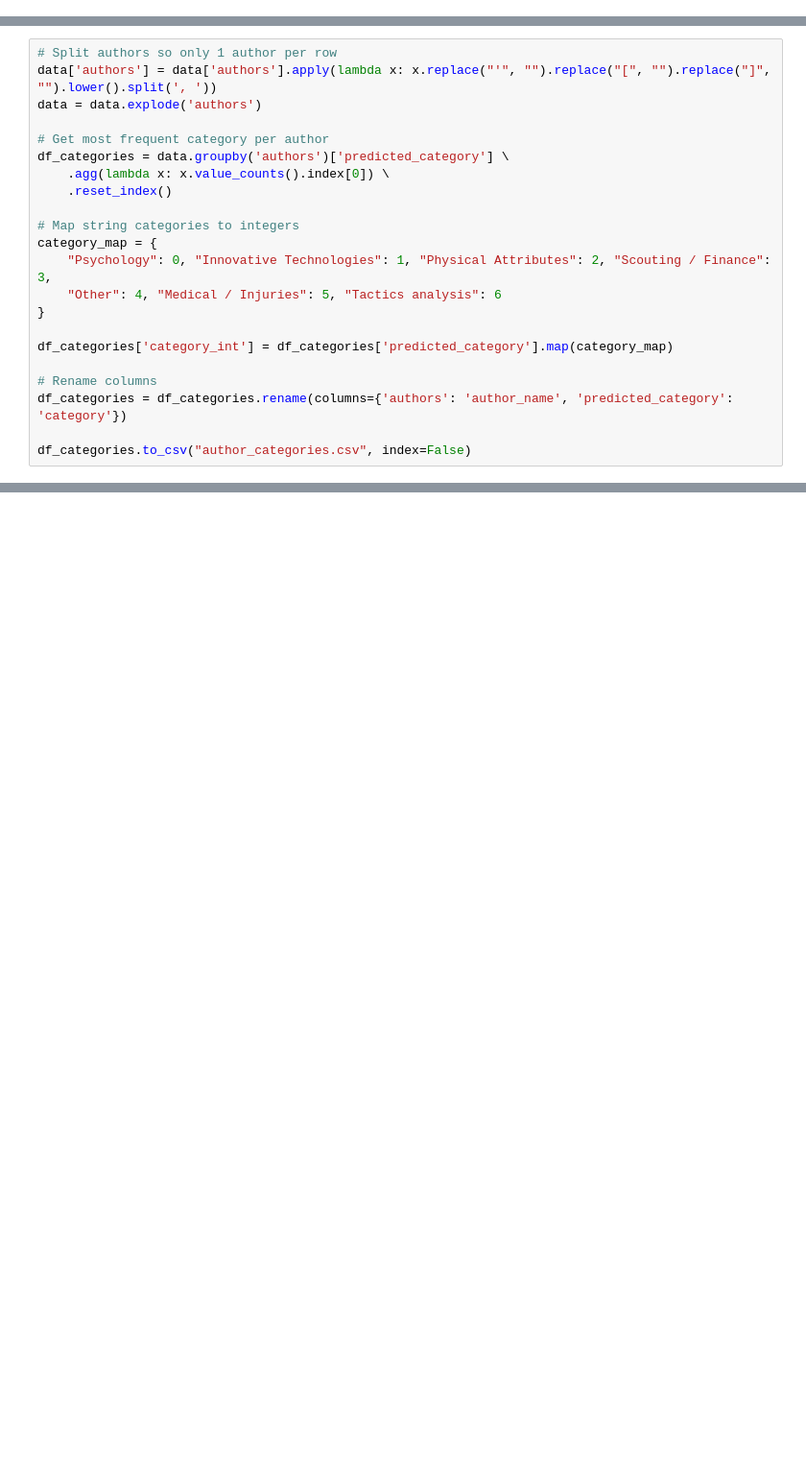
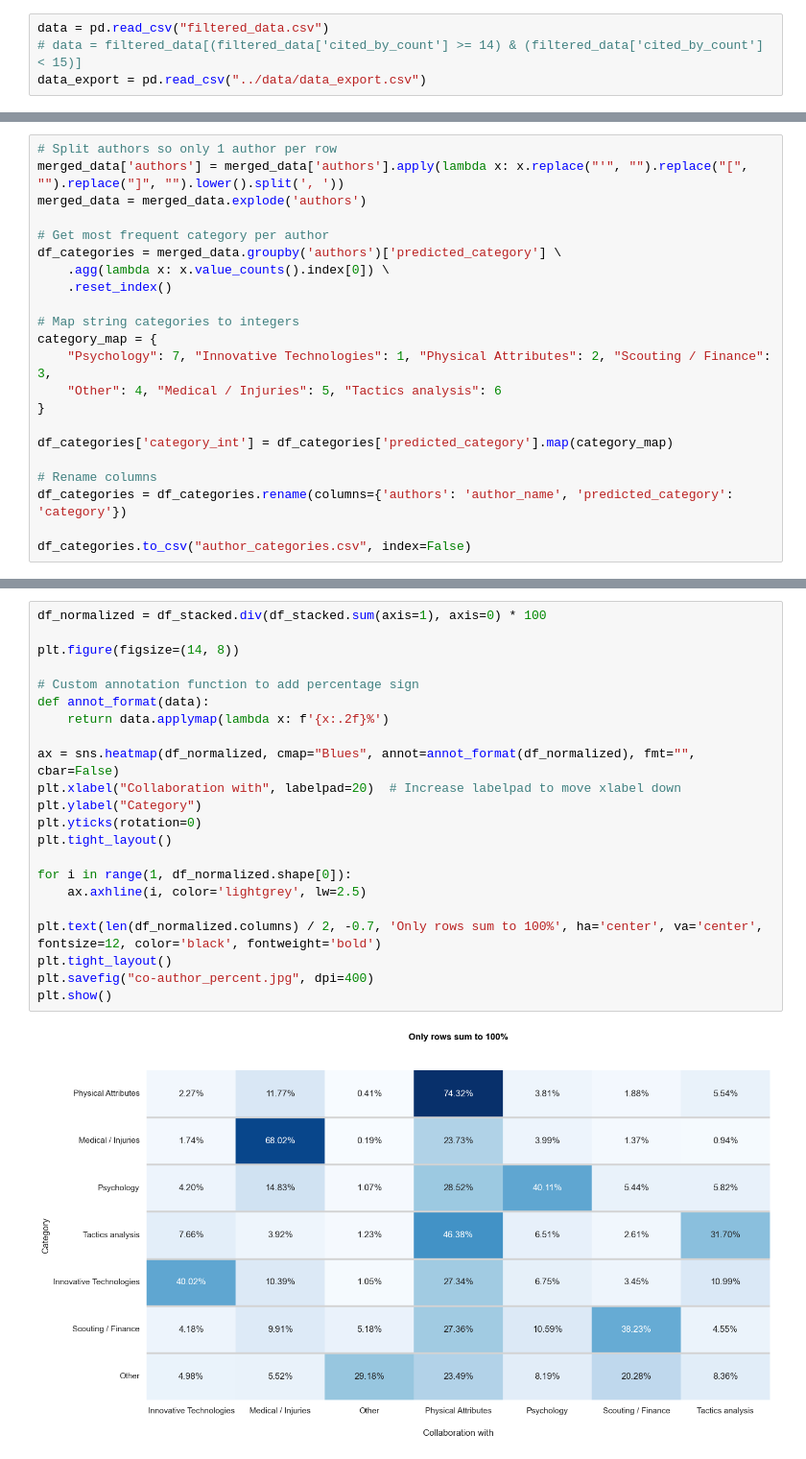
Before and after one commit to franekl/soccer-research-evolution, a Jupyter notebook: albert/network_graph.ipynb, the cells around one changed output, grey strips where cells are left out. Shown: that part at 96% size. Saved outputs shown, nothing was run; the diff lists cells and outputs as text; blank space fills up the shorter version.

```diff
--- a/albert/network_graph.ipynb
+++ b/albert/network_graph.ipynb
@@ -20,0 +114,4 @@ Number of rows in data: 176
+# %%
+data = pd.read_csv("filtered_data.csv")
+# data = filtered_data[(filtered_data['cited_by_count'] >= 14) & (filtered_data['cited_by_count'] < 15)]
+data_export = pd.read_csv("../data/data_export.csv")
@@ -21,16 +125,16 @@ Number of rows in data: 176
 # %%
 # Split authors so only 1 author per row
-data['authors'] = data['authors'].apply(lambda x: x.replace("'", "").replace("[", "").replace("]", "").lower().split(', '))
-data = data.explode('authors')
+merged_data['authors'] = merged_data['authors'].apply(lambda x: x.replace("'", "").replace("[", "").replace("]", "").lower().split(', '))
+merged_data = merged_data.explode('authors')
 
 # Get most frequent category per author
-df_categories = data.groupby('authors')['predicted_category'] \
+df_categories = merged_data.groupby('authors')['predicted_category'] \
     .agg(lambda x: x.value_counts().index[0]) \
     .reset_index()
 
 # Map string categories to integers
 category_map = {
-    "Psychology": 0, "Innovative Technologies": 1, "Physical Attributes": 2, "Scouting / Finance": 3,
+    "Psychology": 7, "Innovative Technologies": 1, "Physical Attributes": 2, "Scouting / Finance": 3,
     "Other": 4, "Medical / Injuries": 5, "Tactics analysis": 6
 }
 
@@ -233,0 +475,24 @@ with open("../data/data_export.json", "w") as json_file:
+# %%
+df_normalized = df_stacked.div(df_stacked.sum(axis=1), axis=0) * 100
+
+plt.figure(figsize=(14, 8))
+
+# Custom annotation function to add percentage sign
+def annot_format(data):
+    return data.applymap(lambda x: f'{x:.2f}%')
+
+ax = sns.heatmap(df_normalized, cmap="Blues", annot=annot_format(df_normalized), fmt="", cbar=False)
+plt.xlabel("Collaboration with", labelpad=20)  # Increase labelpad to move xlabel down
+plt.ylabel("Category")
+plt.yticks(rotation=0)
+plt.tight_layout()
+
+for i in range(1, df_normalized.shape[0]):
+    ax.axhline(i, color='lightgrey', lw=2.5)
+
+plt.text(len(df_normalized.columns) / 2, -0.7, 'Only rows sum to 100%', ha='center', va='center', fontsize=12, color='black', fontweight='bold')
+plt.tight_layout()
+plt.savefig("co-author_percent.jpg", dpi=400)
+plt.show()
+# %% [output]
+[figure, added]
```
Also changed, not shown: parts of 24 cells of this notebook, 12 other files.
